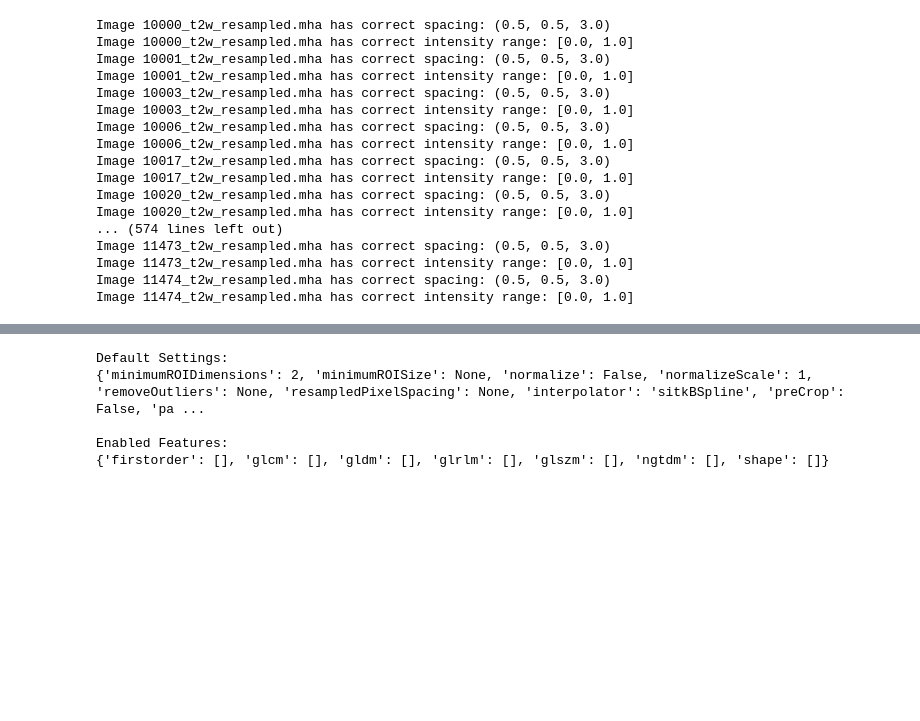
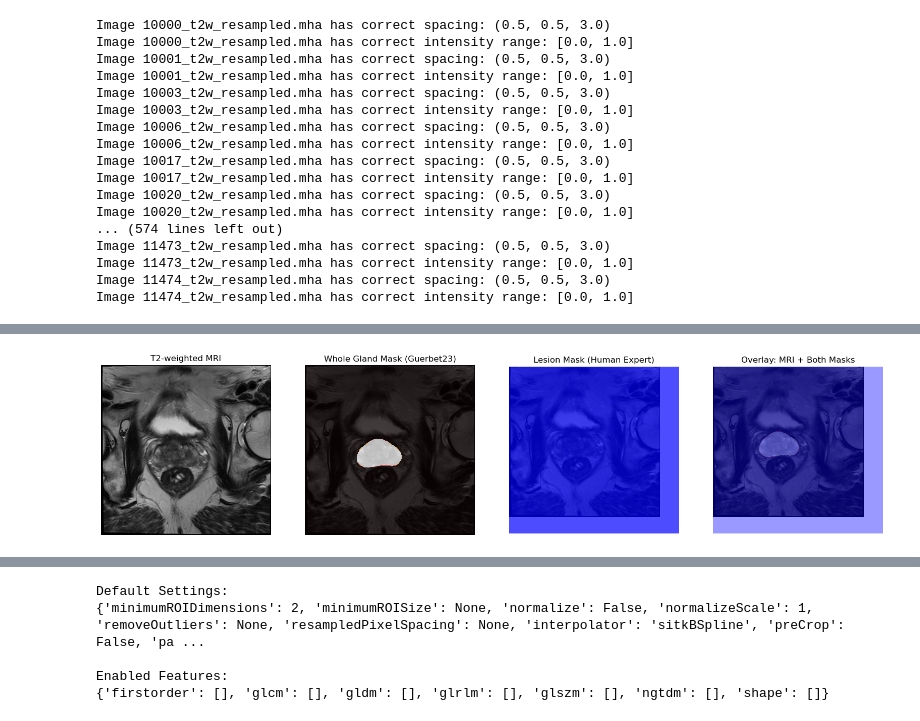
Before and after one commit to GitLars0/picai_bachelor, a Jupyter notebook: Code/filtering.ipynb, the cells around one changed output, grey strips where cells are left out. Cells and saved outputs as stored; diff of their text form; code cells hidden in the pictures; blank space fills up the shorter version.

```diff
--- a/Code/filtering.ipynb
+++ b/Code/filtering.ipynb
@@ -24,8 +24,10 @@ import glob
 marksheet_path = r'Data\marksheet.csv'
 source_PI_CAI = r'Data/picai_public_images'
 source_PI_CAI_whole_gland_Guerbet23 = r'Data/picai_public_images/anatomical_delineations/whole_gland/AI/Guerbet23'
-source_PI_CAI_Human = r'Data/picai_public_images/csPCa_lesion_delineations/human_expert/resampled'
-
+source_PI_CAI_Human = r'Data/picai_public_images/csPCa_lesion_delineations/human_expert/original'
+source_PI_CAI_resampled = r'Data/t2w_spacing_resampled'
+source_PI_CAI_resampled_whole_gland_Guerbet23 = r'Data/Guerbet23_resampled'
+source_PI_CAI_resampled_Human = r'Data/Human_resampled'
 def find_t2W_files(dir, combined_ids, fileinfo):
     dir = os.path.normpath(dir)
     t2w_file_paths = []
@@ -1112,0 +1184,62 @@ Image 11474_t2w_resampled.mha has correct intensity range: [0.0, 1.0]
+# %%
+
+fileInfoT2w = '_t2w_resampled.mha'
+
+fileInfo = '.nii.gz'
+t2w_paths = find_t2W_files(source_PI_CAI_resampled, combined_ids, fileInfoT2w)
+Guerbet23_nii_gz_paths = find_t2W_files(source_PI_CAI_resampled_whole_gland_Guerbet23, combined_ids, fileInfo)
+Human_nii_gz_paths = find_t2W_files(source_PI_CAI_resampled_Human, combined_ids, fileInfo)
+
+t2w_patient_ids = [path.split('\\')[-1].split("_")[0] for path in t2w_paths]
+Guerbet23_patient_ids = [path.split('\\')[-1].split("_")[0] for path in Guerbet23_nii_gz_paths]
+Human_nii_gz_patient_ids = [path.split('\\')[-1].split("_")[0] for path in Human_nii_gz_paths]
+
+t2w_df = pd.DataFrame({'patient_id': t2w_patient_ids, 'T2w_path': t2w_paths})
+Guerbet23_df = pd.DataFrame({'Nii_gz_path': Guerbet23_nii_gz_paths, 'patient_id': Guerbet23_patient_ids})
+Human_df = pd.DataFrame({'Nii_gz_path': Human_nii_gz_paths, 'patient_id': Human_nii_gz_patient_ids})
+print(t2w_df.head())
+print(Guerbet23_df.head())
+print(Human_df.head())
+df_path_merged_Guerbet23 = pd.merge(t2w_df, Guerbet23_df, on='patient_id')
+df_path_merged_Human = pd.merge(t2w_df, Human_df, on='patient_id')
+
+if not df_path_merged_Guerbet23.empty and not df_path_merged_Human.empty:
+    patient_id = df_path_merged_Guerbet23.iloc[0]['patient_id']
+    t2w_path = df_path_merged_Guerbet23.iloc[0]['T2w_path']
+    guerbet23_mask_path = df_path_merged_Guerbet23.iloc[0]['Nii_gz_path']
+    human_mask_path = df_path_merged_Human.iloc[0]['Nii_gz_path']
+
+    t2w_image = load_nifti_image(t2w_path)
+    guerbet23_mask = load_nifti_image(guerbet23_mask_path)
+    human_mask = load_nifti_image(human_mask_path)
+
+    t2w_image = t2w_image / np.max(t2w_image)
+
+    mid_slice = t2w_image.shape[0] // 2
+
+
+    fig, ax = plt.subplots(1, 4, figsize=(20, 5))
+
+    ax[0].imshow(t2w_image[mid_slice], cmap='gray')
+    ax[0].set_title("T2-weighted MRI")
+
+    ax[1].imshow(t2w_image[mid_slice], cmap='gray')
+    ax[1].imshow(guerbet23_mask[mid_slice], cmap='hot', alpha=0.7)
+    ax[1].set_title("Whole Gland Mask (Guerbet23)")
+
+    ax[2].imshow(t2w_image[mid_slice], cmap='gray')
+    ax[2].imshow(human_mask[mid_slice], cmap='winter', alpha=0.7)
+    ax[2].set_title("Lesion Mask (Human Expert)")
+
+    ax[3].imshow(t2w_image[mid_slice], cmap='gray')
+    ax[3].imshow(guerbet23_mask[mid_slice], cmap='hot', alpha=0.4)
+    ax[3].imshow(human_mask[mid_slice], cmap='winter', alpha=0.4)
+    ax[3].set_title("Overlay: MRI + Both Masks")
+
+    for a in ax:
+        a.axis("off")
+
+    plt.show()
+else:
+    print("Merged DataFrames are empty. Please check the input data.")
+# %% [output]
@@ -1112,0 +1264 @@ Image 11474_t2w_resampled.mha has correct intensity range: [0.0, 1.0]
+[figure, added]
```
Also changed, not shown: parts of 9 cells of this notebook.
